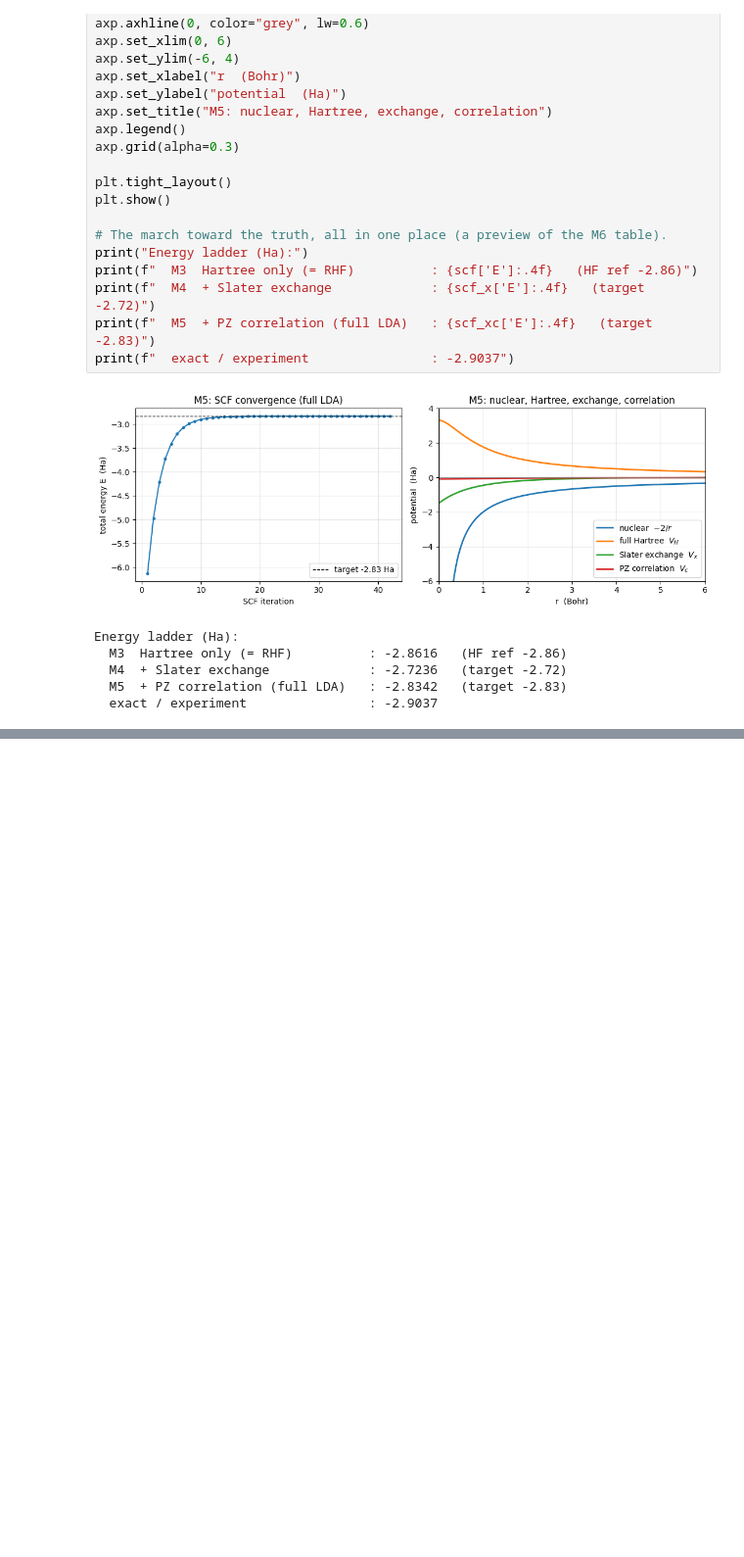
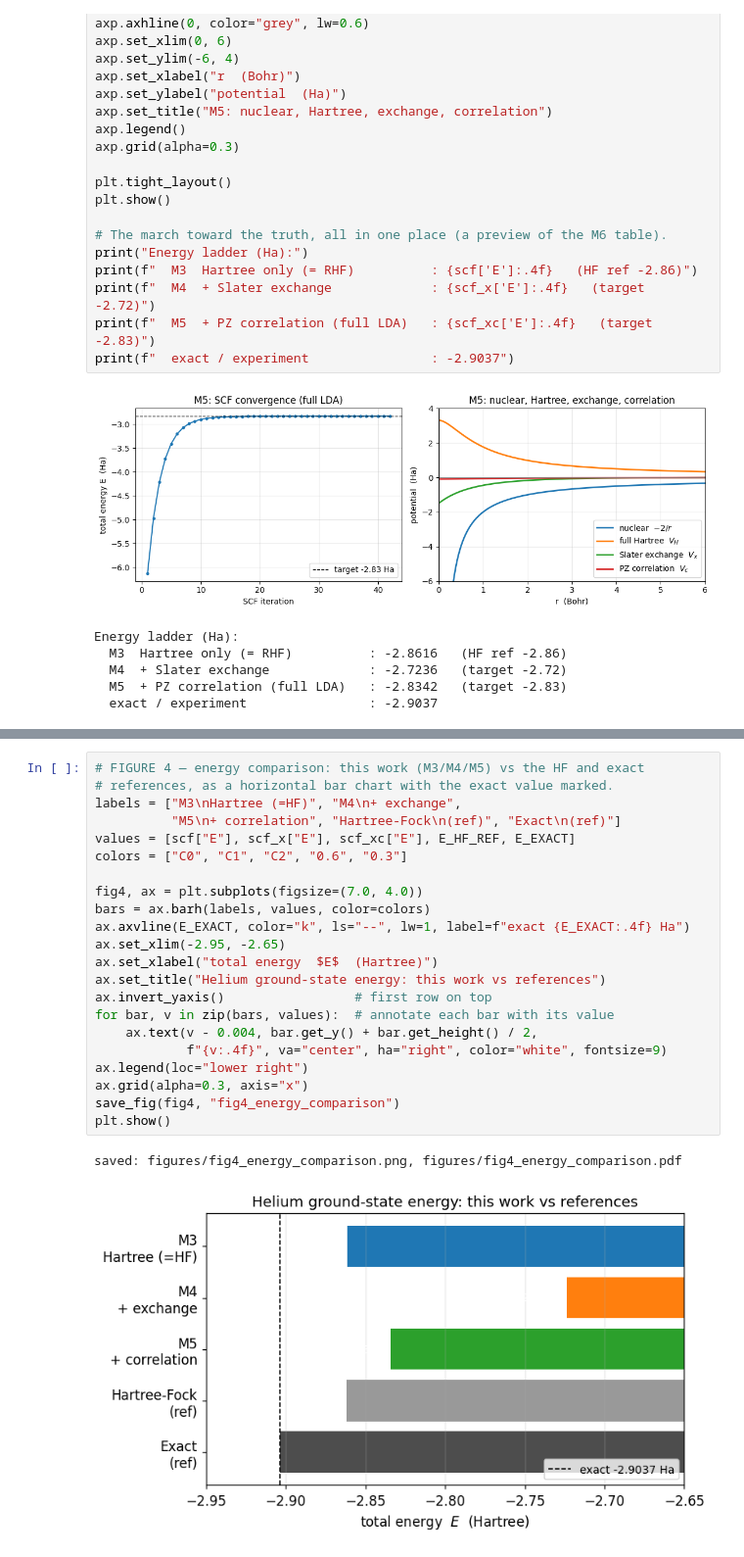
Before and after one commit to ddsyasas/dft-helium, a Jupyter notebook: helium_dft.ipynb, the cells around one changed output, grey strips where cells are left out. Shown at 98% size. Saved outputs shown, nothing was run; the diff lists cells and outputs as text; blank space fills up the shorter version.

```diff
--- a/helium_dft.ipynb
+++ b/helium_dft.ipynb
@@ -639,0 +778,25 @@ Energy ladder (Ha):
+# %%
+# FIGURE 4 — energy comparison: this work (M3/M4/M5) vs the HF and exact
+# references, as a horizontal bar chart with the exact value marked.
+labels = ["M3\nHartree (=HF)", "M4\n+ exchange",
+          "M5\n+ correlation", "Hartree-Fock\n(ref)", "Exact\n(ref)"]
+values = [scf["E"], scf_x["E"], scf_xc["E"], E_HF_REF, E_EXACT]
+colors = ["C0", "C1", "C2", "0.6", "0.3"]
+
+fig4, ax = plt.subplots(figsize=(7.0, 4.0))
+bars = ax.barh(labels, values, color=colors)
+ax.axvline(E_EXACT, color="k", ls="--", lw=1, label=f"exact {E_EXACT:.4f} Ha")
+ax.set_xlim(-2.95, -2.65)
+ax.set_xlabel("total energy  $E$  (Hartree)")
+ax.set_title("Helium ground-state energy: this work vs references")
+ax.invert_yaxis()                 # first row on top
+for bar, v in zip(bars, values):  # annotate each bar with its value
+    ax.text(v - 0.004, bar.get_y() + bar.get_height() / 2,
+            f"{v:.4f}", va="center", ha="right", color="white", fontsize=9)
+ax.legend(loc="lower right")
+ax.grid(alpha=0.3, axis="x")
+save_fig(fig4, "fig4_energy_comparison")
+plt.show()
+# %% [output]
+saved: figures/fig4_energy_comparison.png, figures/fig4_energy_comparison.pdf
+[figure, added]
```
Also changed, not shown: parts of 7 cells of this notebook, 10 other files.
